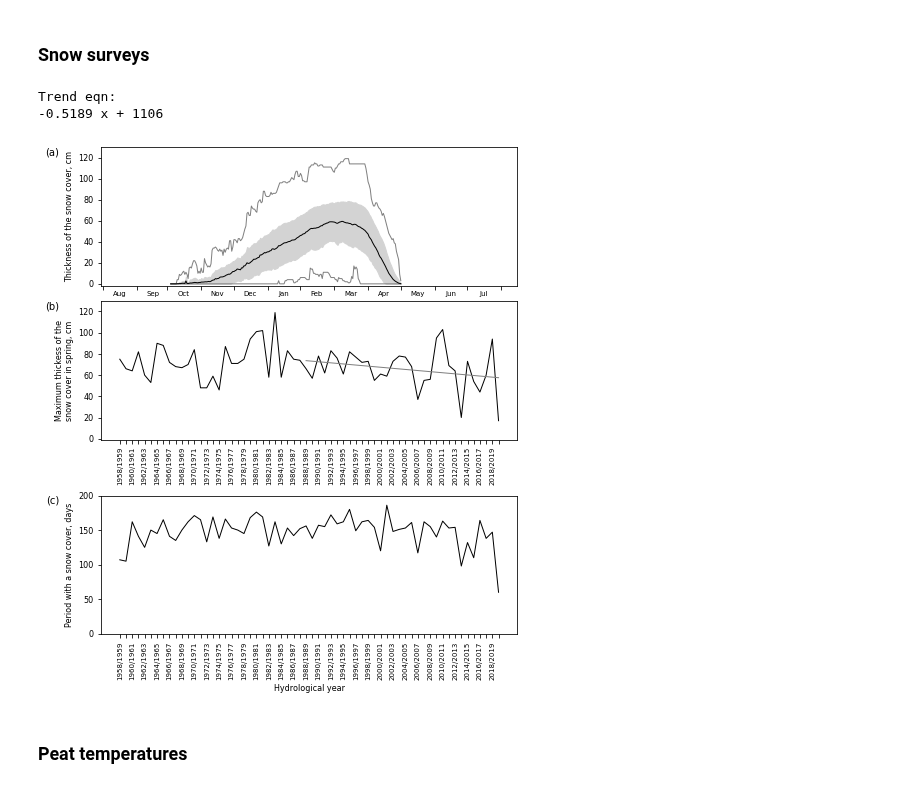
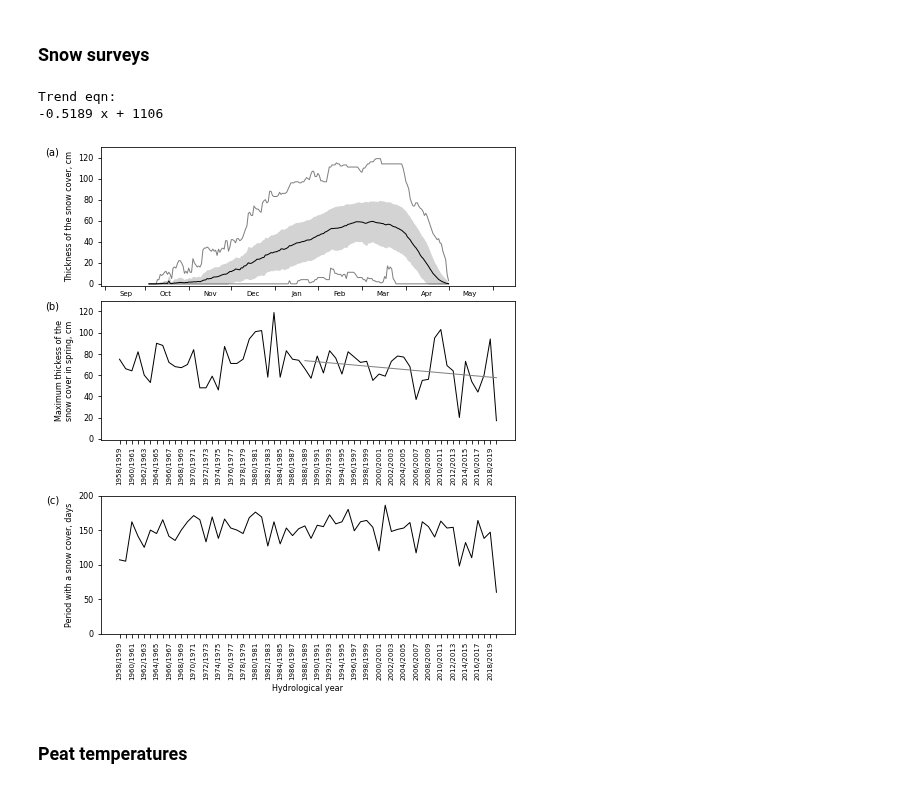
Before and after one commit to shi-hydrology/lammin-suo-plots, a Jupyter notebook: lammin_suo_plots.ipynb, the cells around one changed output. Drawn from its saved outputs; the diff is of its cells as text; code cells hidden in the pictures.

```diff
--- a/lammin_suo_plots.ipynb
+++ b/lammin_suo_plots.ipynb
@@ -544,11 +544,11 @@ df.index = old_index  # but the plotting function shouldn't know this
 
 plot_intra_annual(df, ax[0])
 ax[0].set_ylim(-2, 130)
-ax[0].set_xlim(-2, 380)
+ax[0].set_xlim(28, 320)
 
 # ax[0].set_xlabel("Day of year")
 monthly_ticks(ax[0], crop=False)
-ax[0].set_xticklabels(("Aug", "Sep", "Oct", "Nov", "Dec", "Jan", "Feb", "Mar", "Apr", "May", "Jun", "Jul"), minor=True)  # dirty but quick
+ax[0].set_xticklabels(("Sep", "Oct", "Nov", "Dec", "Jan", "Feb", "Mar", "Apr", "May", "Jun", "Jul"), minor=True)  # dirty but quick
 ax[0].set_ylabel("Thickness of the snow cover, cm")
 
 ################### Max snow cover thickness during the spring:
@@ -596,34 +596,34 @@ ax[2].set_ylim([-1, 200])
 
 fig.tight_layout()
 
 for a in (ax[1], ax[2]):
     for tick in a.get_xticklabels():
         tick.set_rotation(90)
     for tick in a.get_xticklabels()[1::2]:
         tick.set_visible(False)
 
 pos = ax[1].get_position()
 pts = pos.get_points()
 pts[0][1] += 0.02
 pts[1][1] += 0.02
 pos.set_points(pts)
 ax[1].set_position(pos)
 
 pos = ax[2].get_position()
 pts = pos.get_points()
 pts[0][1] -= 0.04
 pts[1][1] -= 0.04
 pos.set_points(pts)
 ax[2].set_position(pos)
 
 mark_axes(ax, px=-0.10, py=1.00)
 
 fig_path = os.path.join(fig_dir, "test_03.png")
 plt.savefig(fig_path, dpi=300, transparent=False, facecolor="white", bbox_inches="tight")
 # %% [output]
 Trend eqn:
 -0.5189 x + 1106
-[figure, old version]
+[figure, new version]
 # %% [markdown]
 ### Peat temperatures
 # %%
```
Also changed, not shown: parts of 2 cells of this notebook, 5 other files.
